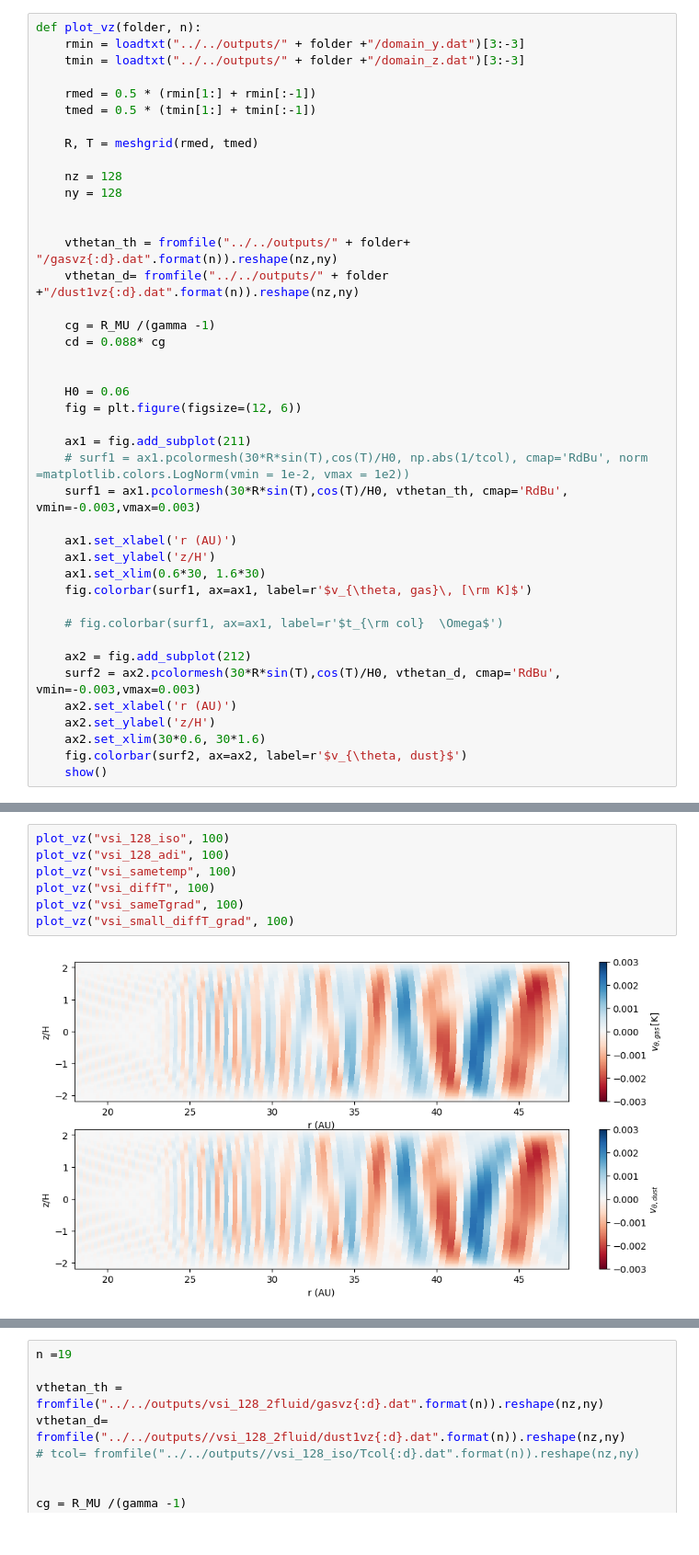
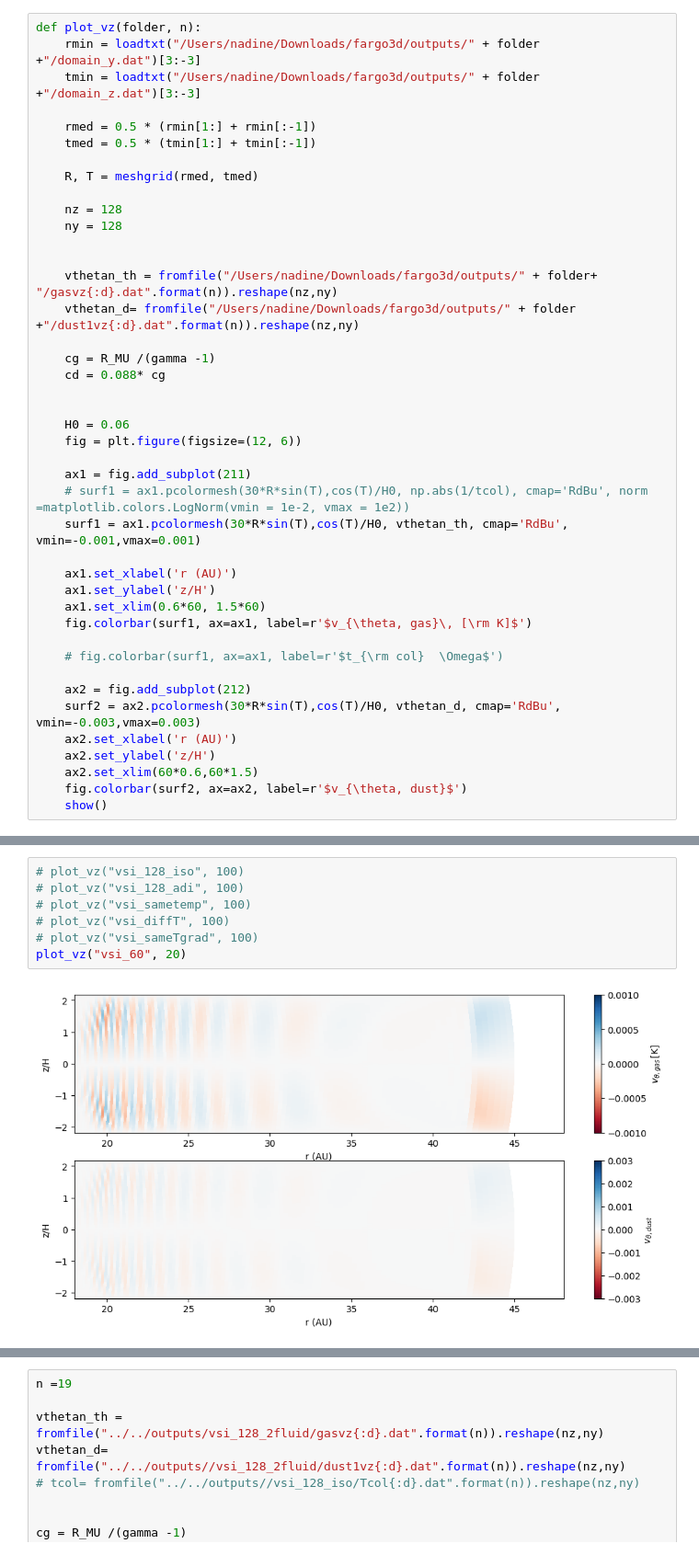
Before and after one commit to NadineSoliman/fargo3d, a Jupyter notebook: setups/vsi/vsi.ipynb, the cells around one changed output, grey strips where cells are left out. Shown at 92% size. Cells and saved outputs as stored; diff of their text form.

```diff
--- a/setups/vsi/vsi.ipynb
+++ b/setups/vsi/vsi.ipynb
@@ -37,7 +35,7 @@ Populating the interactive namespace from numpy and matplotlib
 # %%
 def plot_vz(folder, n):
-    rmin = loadtxt("../../outputs/" + folder +"/domain_y.dat")[3:-3]
-    tmin = loadtxt("../../outputs/" + folder +"/domain_z.dat")[3:-3]
+    rmin = loadtxt("/Users/nadine/Downloads/fargo3d/outputs/" + folder +"/domain_y.dat")[3:-3]
+    tmin = loadtxt("/Users/nadine/Downloads/fargo3d/outputs/" + folder +"/domain_z.dat")[3:-3]
 
     rmed = 0.5 * (rmin[1:] + rmin[:-1])
     tmed = 0.5 * (tmin[1:] + tmin[:-1])
@@ -48,8 +46,8 @@ def plot_vz(folder, n):
     ny = 128
 
 
-    vthetan_th = fromfile("../../outputs/" + folder+ "/gasvz{:d}.dat".format(n)).reshape(nz,ny)
-    vthetan_d= fromfile("../../outputs/" + folder +"/dust1vz{:d}.dat".format(n)).reshape(nz,ny)
+    vthetan_th = fromfile("/Users/nadine/Downloads/fargo3d/outputs/" + folder+ "/gasvz{:d}.dat".format(n)).reshape(nz,ny)
+    vthetan_d= fromfile("/Users/nadine/Downloads/fargo3d/outputs/" + folder +"/dust1vz{:d}.dat".format(n)).reshape(nz,ny)
 
     cg = R_MU /(gamma -1)
     cd = 0.088* cg
@@ -60,11 +58,11 @@ def plot_vz(folder, n):
 
     ax1 = fig.add_subplot(211)
     # surf1 = ax1.pcolormesh(30*R*sin(T),cos(T)/H0, np.abs(1/tcol), cmap='RdBu', norm =matplotlib.colors.LogNorm(vmin = 1e-2, vmax = 1e2))
-    surf1 = ax1.pcolormesh(30*R*sin(T),cos(T)/H0, vthetan_th, cmap='RdBu', vmin=-0.003,vmax=0.003)
+    surf1 = ax1.pcolormesh(30*R*sin(T),cos(T)/H0, vthetan_th, cmap='RdBu', vmin=-0.001,vmax=0.001)
 
     ax1.set_xlabel('r (AU)')
     ax1.set_ylabel('z/H')
-    ax1.set_xlim(0.6*30, 1.6*30)
+    ax1.set_xlim(0.6*60, 1.5*60)
     fig.colorbar(surf1, ax=ax1, label=r'$v_{\theta, gas}\, [\rm K]$')
 
     # fig.colorbar(surf1, ax=ax1, label=r'$t_{\rm col}  \Omega$')
@@ -73,7 +71,7 @@ def plot_vz(folder, n):
     surf2 = ax2.pcolormesh(30*R*sin(T),cos(T)/H0, vthetan_d, cmap='RdBu', vmin=-0.003,vmax=0.003)
     ax2.set_xlabel('r (AU)')
     ax2.set_ylabel('z/H')
-    ax2.set_xlim(30*0.6, 30*1.6)
+    ax2.set_xlim(60*0.6,60*1.5)
     fig.colorbar(surf2, ax=ax2, label=r'$v_{\theta, dust}$')
     show()
 # %%
@@ -124,9 +121,9 @@ show()
 # %%
-plot_vz("vsi_128_iso", 100)
-plot_vz("vsi_128_adi", 100)
-plot_vz("vsi_sametemp", 100)
-plot_vz("vsi_diffT", 100)
-plot_vz("vsi_sameTgrad", 100)
-plot_vz("vsi_small_diffT_grad", 100)
+# plot_vz("vsi_128_iso", 100)
+# plot_vz("vsi_128_adi", 100)
+# plot_vz("vsi_sametemp", 100)
+# plot_vz("vsi_diffT", 100)
+# plot_vz("vsi_sameTgrad", 100)
+plot_vz("vsi_60", 20)
 # %% [output]
-[figure, old version]
+[figure, new version]
```
Also changed, not shown: parts of 39 cells of this notebook, 7 other files.
